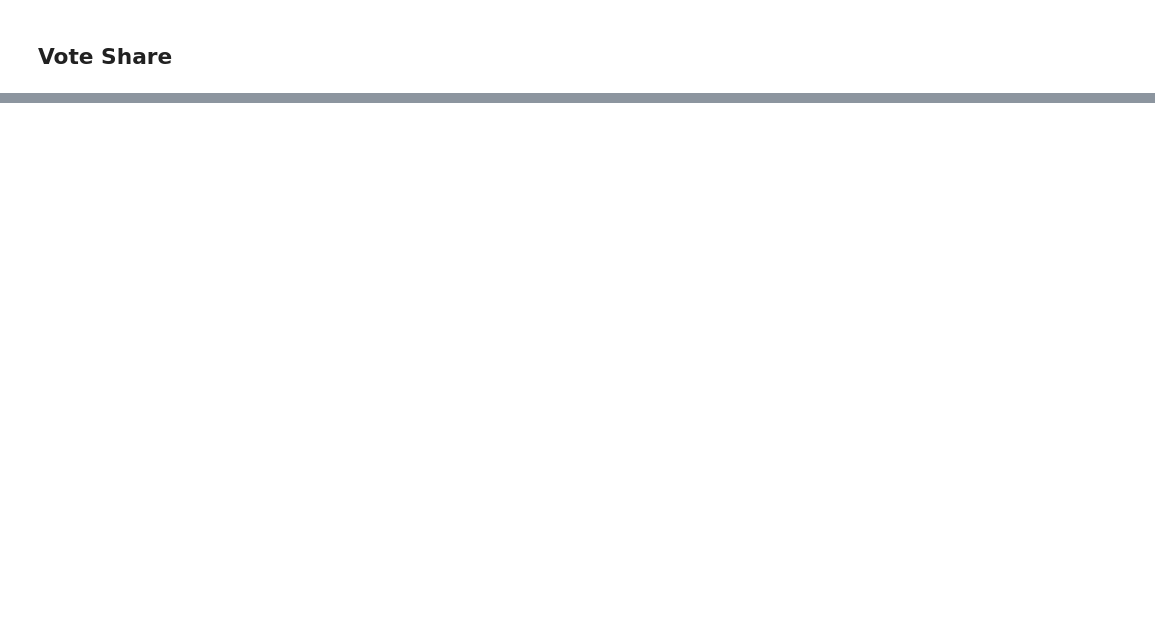
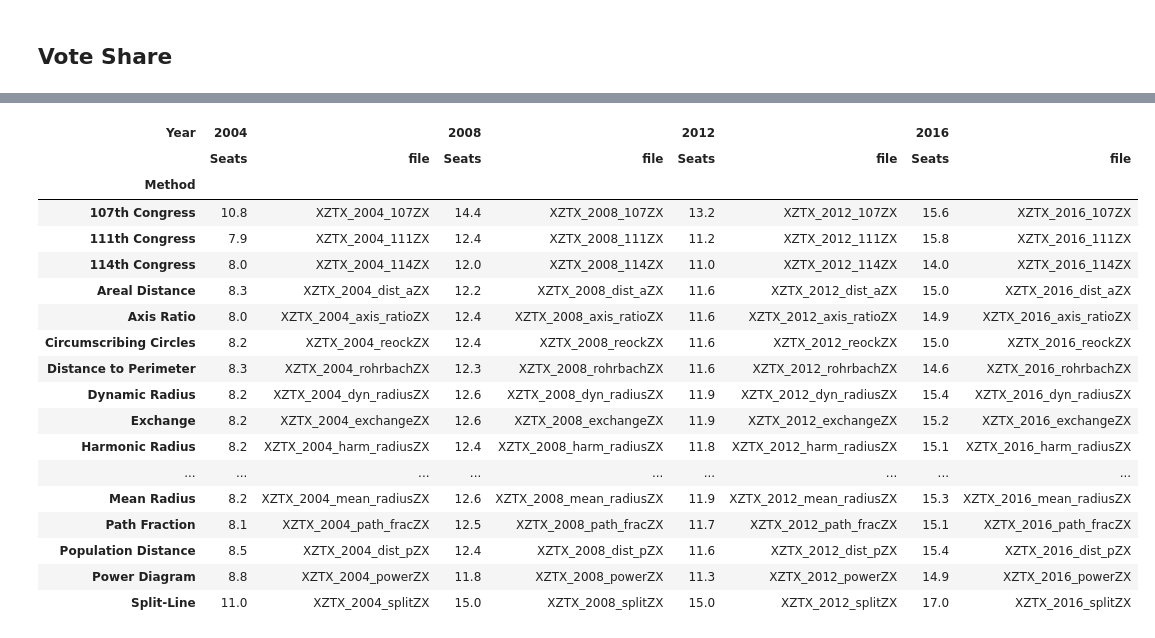
Before and after one commit to JamesSaxon/dist_analysis, a Jupyter notebook: seat_plots.ipynb, the cells around one changed output, grey strips where cells are left out. Drawn from its saved outputs; the diff is of its cells as text; code cells hidden in the pictures; blank space fills up the shorter version.

```diff
--- a/seat_plots.ipynb
+++ b/seat_plots.ipynb
@@ -285,11 +279,14 @@ FL IL LA MD NC PA TX WI
 # %%
-test = df.groupby(["Method", "State", "Year"])[["Dem Seats"]].mean()
-test.rename(columns = {"Dem Seats" : "Seats"}, inplace = True)
+df = pd.DataFrame(data = df_list, columns = ["State", "Method", "Year", "Seats"])
+df["Year"] = df["Year"].astype(int)
+df.sort_values(by = ["State", "Method", "Year"], inplace = True)
+
+test = df.set_index(["Method", "State", "Year"])
 test["file"] = test.index.map(lambda x : "XZ{}_{}_{}ZX".format(x[1], x[2], x[0]))
 test = test.unstack(level = [1, 2])
 test = test.reorder_levels([1, 2, 0], axis=1)
 test.index = pd.Series(test.index).map(method_full)
-test.sortlevel([0, 1], axis=1, inplace=True)
+test.sort_index(level = [0, 1], axis=1, inplace=True)
 test.sort_index(inplace = True)
 
 
@@ -302,16 +299,17 @@ caption = """\caption{{Votes from presidential elections in {} are aggregated fr
                times the {} assigned after the 2010 Census.
              }}"""
 
-for s in states:
+for s in pol_states:
 
-    st = pd.read_sql("select seats, epsg, lower(usps) usps, fips from states where usps = upper('{}');".format(s),
-                     con = psycopg2.connect(database = "census", user = user, password = passwd,
-                                            host = "saxon.harris.uchicago.edu", port = 5432)).loc[0].to_dict()
+    print(s, end = " ")
 
-    seats, epsg, fips = st["seats"], st["epsg"], st["fips"]
+    usps = s.split("_")[0]
 
-    years = list(df[df.State == s].Year.unique())
+    years = sorted(list(df[df.State == s].Year.unique()))
     if s == "TX": years = [2004, 2008, 2012, 2016]
+    if s == "TX_presidential": years = [2004, 2008, 2012, 2016]
+    if s == "TX_senate": years = [2008, 2012, 2014, 2018]
+
 
     for y in years:
         test[s][y]["file"][test[s][y]["file"].isnull()] = "XZblankZX"
@@ -322,7 +320,10 @@ for s in states:
     table = table.replace("ZX", "}")
 
     for y in years:
-        table = re.sub(r"Seats & *file", "\multicolumn{{2}}{{c}}{{{} Presidential}}".format(y), table, count = 1)
+        if "senate" in s:
+            table = re.sub(r"Seats & *file", "\multicolumn{{2}}{{c}}{{{} US Senate}}".format(y), table, count = 1)
+        else:
+            table = re.sub(r"Seats & *file", "\multicolumn{{2}}{{c}}{{{} Presidential}}".format(y), table, count = 1)
 
     table = re.sub("Year.*", "", table)
     table = re.sub("Method.*", "", table)
@@ -334,13 +335,17 @@ for s in states:
     table = table.replace("\midrule", "\\\\ \hline \\\\")
     table = table.replace("bottomrule", "hline \hline")
     table = table.replace("Areal Distance", "\\\\ \hline \\\\ \nAreal Distance")
+
     table = table.replace("split", "split_ax")
-    # table = "^NT" + table
-    table = table + caption.format(states_full[s], seats)
+    if "race" in s: table = table.replace("power", "power_ax")
+
+    table = table + caption.format(state_names[usps], seats[usps])
     table = table + "\label{{tab:{}_seats}}".format(s)
     table = "\n\\begin{table}\n\\renewcommand{\\arraystretch}{0.7}\n " + table + "\n\\end{table}\n "
 
-    if len(years) > 3: table = "\n\n\\begin{landscape} \n" + table + "\n\\end{landscape} "
+    # table = "^NT\n\n" + table
+    # with open("tex/{}_table".format(s), "w") as o: o.write(table)
 
     with open("tex/{}_table.tex".format(s), "w") as o: o.write(table)
-# test["PA"]
+
+df[df.Method.str.contains("1")].reset_index(drop = True).to_csv("data/enacted_seat_shares.csv", index = False)
@@ -368,0 +354,22 @@ test["PA"]
+# %%
+test["TX"][[2004, 2008, 2012, 2016]]
+# %% [output]
+| Year | 2004 |  | 2008 |  | 2012 |  | 2016 |  |
+|  | Seats | file | Seats | file | Seats | file | Seats | file |
+| Method |  |  |  |  |  |  |  |  |
+| 107th Congress | 10.8 | XZTX_2004_107ZX | 14.4 | XZTX_2008_107ZX | 13.2 | XZTX_2012_107ZX | 15.6 | XZTX_2016_107ZX |
+| 111th Congress | 7.9 | XZTX_2004_111ZX | 12.4 | XZTX_2008_111ZX | 11.2 | XZTX_2012_111ZX | 15.8 | XZTX_2016_111ZX |
+| 114th Congress | 8.0 | XZTX_2004_114ZX | 12.0 | XZTX_2008_114ZX | 11.0 | XZTX_2012_114ZX | 14.0 | XZTX_2016_114ZX |
+| Areal Distance | 8.3 | XZTX_2004_dist_aZX | 12.2 | XZTX_2008_dist_aZX | 11.6 | XZTX_2012_dist_aZX | 15.0 | XZTX_2016_dist_aZX |
+| Axis Ratio | 8.0 | XZTX_2004_axis_ratioZX | 12.4 | XZTX_2008_axis_ratioZX | 11.6 | XZTX_2012_axis_ratioZX | 14.9 | XZTX_2016_axis_ratioZX |
+| Circumscribing Circles | 8.2 | XZTX_2004_reockZX | 12.4 | XZTX_2008_reockZX | 11.6 | XZTX_2012_reockZX | 15.0 | XZTX_2016_reockZX |
+| Distance to Perimeter | 8.3 | XZTX_2004_rohrbachZX | 12.3 | XZTX_2008_rohrbachZX | 11.6 | XZTX_2012_rohrbachZX | 14.6 | XZTX_2016_rohrbachZX |
+| Dynamic Radius | 8.2 | XZTX_2004_dyn_radiusZX | 12.6 | XZTX_2008_dyn_radiusZX | 11.9 | XZTX_2012_dyn_radiusZX | 15.4 | XZTX_2016_dyn_radiusZX |
+| Exchange | 8.2 | XZTX_2004_exchangeZX | 12.6 | XZTX_2008_exchangeZX | 11.9 | XZTX_2012_exchangeZX | 15.2 | XZTX_2016_exchangeZX |
+| Harmonic Radius | 8.2 | XZTX_2004_harm_radiusZX | 12.4 | XZTX_2008_harm_radiusZX | 11.8 | XZTX_2012_harm_radiusZX | 15.1 | XZTX_2016_harm_radiusZX |
+| ... | ... | ... | ... | ... | ... | ... | ... | ... |
+| Mean Radius | 8.2 | XZTX_2004_mean_radiusZX | 12.6 | XZTX_2008_mean_radiusZX | 11.9 | XZTX_2012_mean_radiusZX | 15.3 | XZTX_2016_mean_radiusZX |
+| Path Fraction | 8.1 | XZTX_2004_path_fracZX | 12.5 | XZTX_2008_path_fracZX | 11.7 | XZTX_2012_path_fracZX | 15.1 | XZTX_2016_path_fracZX |
+| Population Distance | 8.5 | XZTX_2004_dist_pZX | 12.4 | XZTX_2008_dist_pZX | 11.6 | XZTX_2012_dist_pZX | 15.4 | XZTX_2016_dist_pZX |
+| Power Diagram | 8.8 | XZTX_2004_powerZX | 11.8 | XZTX_2008_powerZX | 11.3 | XZTX_2012_powerZX | 14.9 | XZTX_2016_powerZX |
+| Split-Line | 11.0 | XZTX_2004_splitZX | 15.0 | XZTX_2008_splitZX | 15.0 | XZTX_2012_splitZX | 17.0 | XZTX_2016_splitZX |
```
Also changed, not shown: parts of 21 cells of this notebook.
